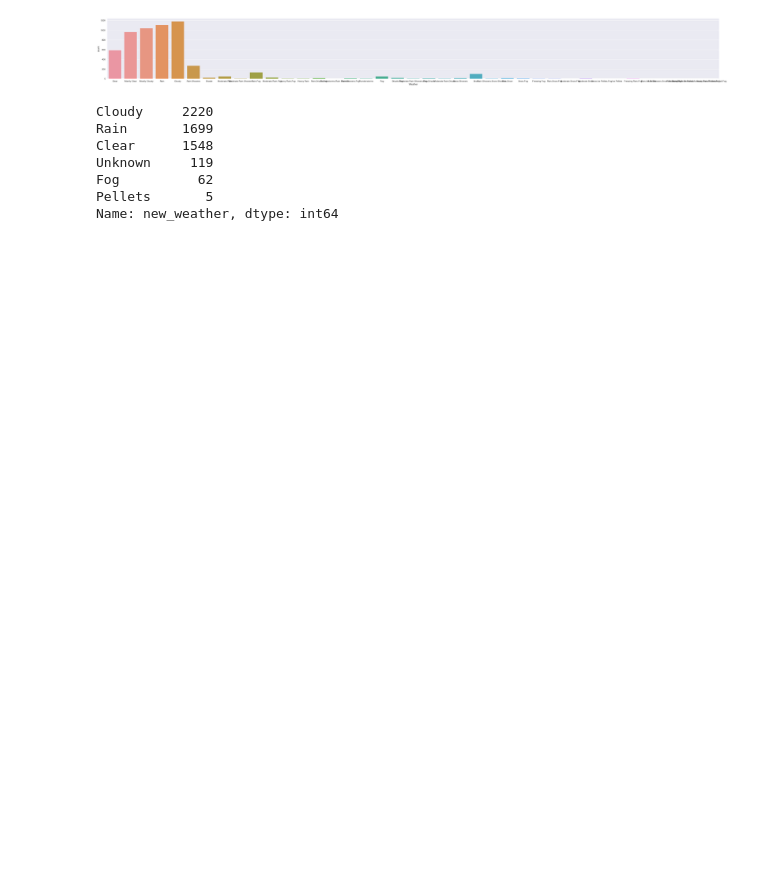
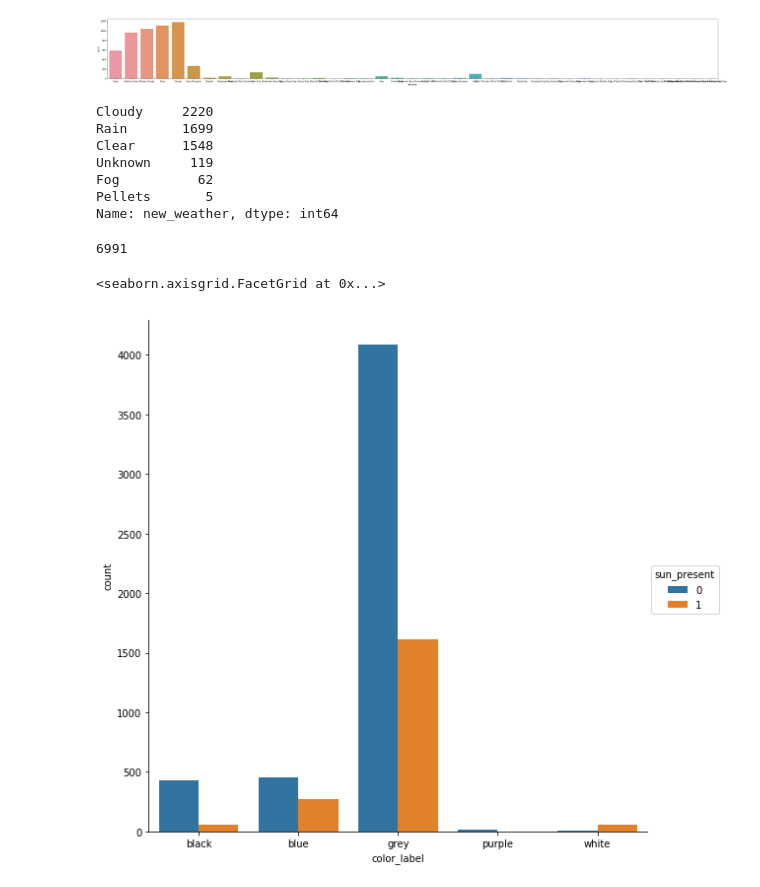
Before and after one commit to Manan007224/Weather-CMPT318, a Jupyter notebook: Weather.ipynb, the cells around one changed output. Saved outputs shown, nothing was run; the diff lists cells and outputs as text; code cells hidden in the pictures; blank space fills up the shorter version.

```diff
--- a/Weather.ipynb
+++ b/Weather.ipynb
@@ -171,3 +171,73 @@ Unknown     119
 Fog          62
 Pellets       5
 Name: new_weather, dtype: int64
+# %%
+## image data
+
+def image_datetime(row) :
+    year = int(row['year'])
+    month = int(row['month'])
+    day = int(row['day'])
+    hour = int(row['hour'])
+
+    return datetime.datetime(year,month,day,hour,0,0)
+
+
+IMAGE_DIR = 'image_data/katkam-scaled'
+
+contents = os.listdir(IMAGE_DIR)
+filenames = pd.DataFrame(contents,columns=['title'])
+
+
+filenames['year'] = filenames['title'].str.extract('katkam-([0-9]{4}).*\.jpg')
+filenames['month'] = filenames['title'].str.extract('katkam-[0-9]{4}([0-9]{2}).*\.jpg')
+filenames['day'] = filenames['title'].str.extract('katkam-[0-9]{4}[0-9]{2}([0-9]{2}).*\.jpg')
+filenames['hour'] = filenames['title'].str.extract('katkam-[0-9]{4}[0-9]{2}[0-9]{2}([0-9]{2}).*\.jpg')
+
+filenames['timestamp'] = filenames.apply(image_datetime,axis=1)
+filenames['title'].count()
+# %% [output]
+6991
+# %%
+## compiling sun_present and average color data
+
+sun_present_file = 'image_data/SUN_PRESENT.csv'
+sun_present = pd.read_csv(sun_present_file,header=None)
+sun_present.columns =['image_index','sun_present']
+
+average_color_file = 'image_data/KATKAM_labeled_colors.csv'
+average_color = pd.read_csv(average_color_file)
+average_color.columns=['file_index','region_id','r','g','b','Label']
+
+sky_color = average_color[average_color['region_id']==1]
+sky_color = sky_color[['file_index','r','g','b','Label']]
+sky_color = sky_color.reset_index()
+sky_color.drop(['index'],axis=1)
+
+filenames['sun_present'] = sun_present['sun_present']
+filenames['sky_color_r'] = sky_color['r']
+filenames['sky_color_g'] = sky_color['g']
+filenames['sky_color_b'] = sky_color['b']
+filenames['color_label'] = sky_color['Label']
+# %%
+## VISUALIZATIONS FOR THE COLOR <do this >
+filenames['color_label'].value_counts()
+
+color_data = filenames[['color_label','sun_present']]
+color_data_sun = color_data[color_data['sun_present']==1]
+color_data_not_sun = color_data[color_data['sun_present']!=1]
+
+#color_data_sun['color_label'].value_counts().tolist()
+#color_data_not_sun['color_label'].value_counts().tolist()
+#color_data_sun['color_label'].unique().tolist()
+
+color_agg = color_data.groupby(['color_label','sun_present']).size().to_frame().reset_index()
+color_agg.columns=['color_label','sun_present','count']
+
+sns.factorplot(x='color_label',y='count',hue='sun_present',data=color_agg,kind='bar',size=8)
+
+## As we can see, the gray is the highest color when sun was not present. Because the distribution is
+## very concentrated in few results, it can affect the training dataset and later predictions.
+# %% [output]
+<seaborn.axisgrid.FacetGrid at 0x...>
+[figure, added]
```
Also changed, not shown: parts of 25 cells of this notebook, 2 other files.
